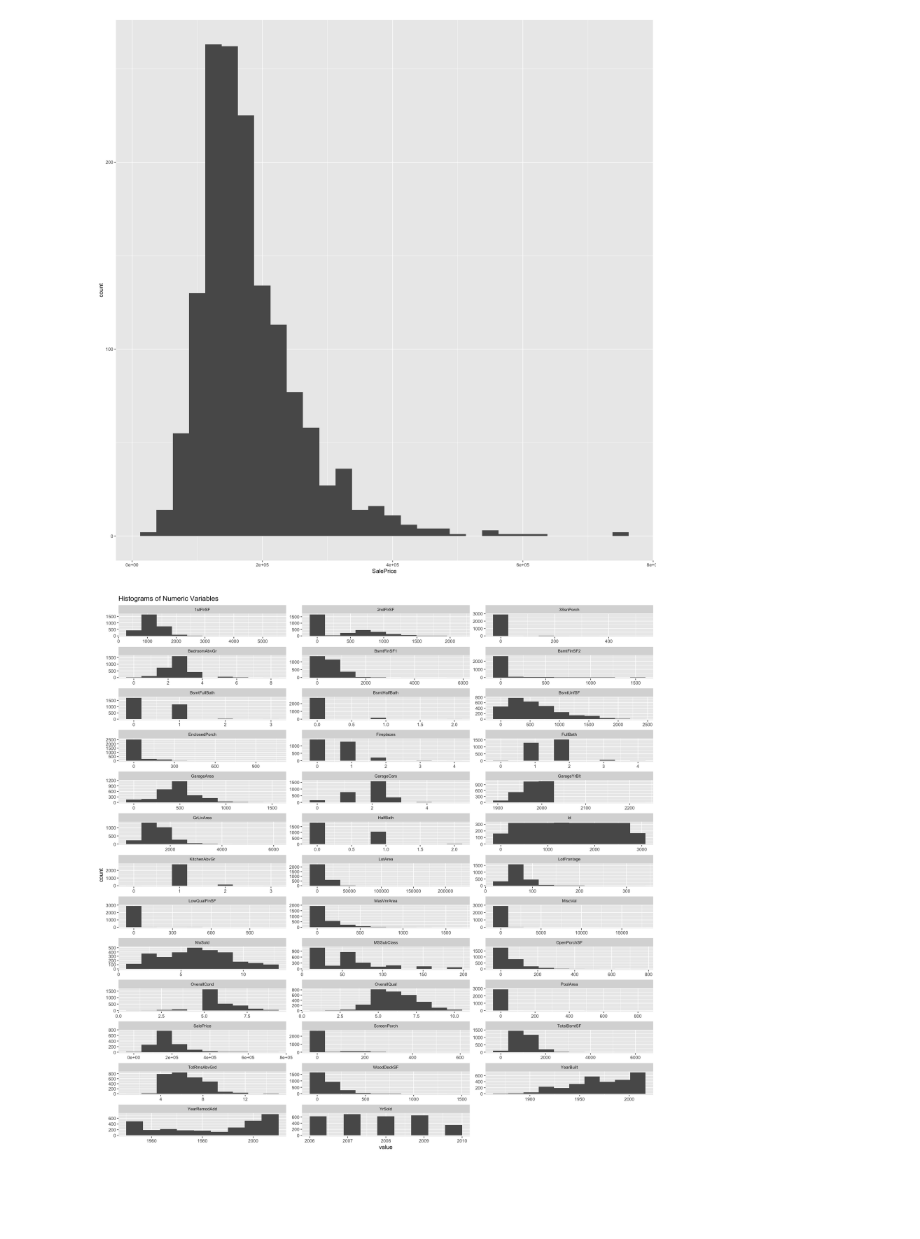
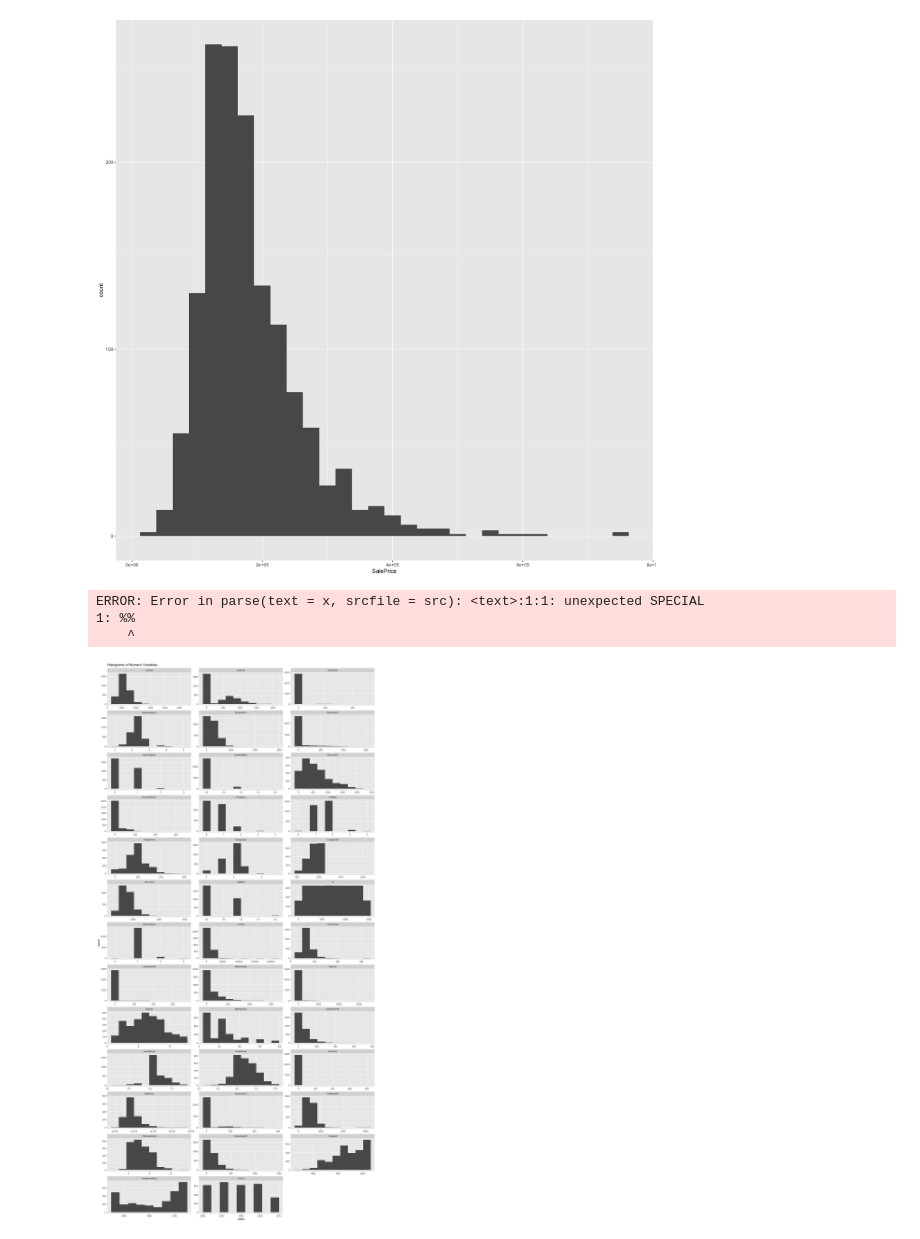
Before and after one commit to wmduggan41/housing_forecast, a Jupyter notebook: house_prices.ipynb, the cells around one changed output. Cells and saved outputs as stored; diff of their text form; code cells hidden in the pictures; blank space fills up the shorter version.

```diff
--- a/house_prices.ipynb
+++ b/house_prices.ipynb
@@ -72,6 +82,15 @@ Warning message:
 # %%
 numeric_data <- data %>%
   select_if(is.numeric)
+# %%
+%%javascript
+IPython.OutputArea.prototype._should_scroll = function(lines) {
+    return false;
+}
+# %% [output]
+ERROR: Error in parse(text = x, srcfile = src): <text>:1:1: unexpected SPECIAL
+1: %%
+    ^
 # %%
 data_long <- numeric_data %>%
   gather(key = "variable", value = "value") %>%
@@ -79,12 +98,12 @@ data_long <- numeric_data %>%
 # %%
 plot <- ggplot(data_long, aes(x = value)) +
   geom_histogram(bins = 10) +
   facet_wrap(~ variable, scales = "free", ncol = 3) +
   theme(strip.text.x = element_text(size = 8)) +
   ggtitle("Histograms of Numeric Variables")
 
-options(repr.plot.width = 15, repr.plot.height = 15)
+options(repr.plot.width = 15, repr.plot.height = 30)
 
 print(plot)
 # %% [output]
-[figure, old version]
+[figure, new version]
```
Also changed, not shown: parts of 3 cells of this notebook.
